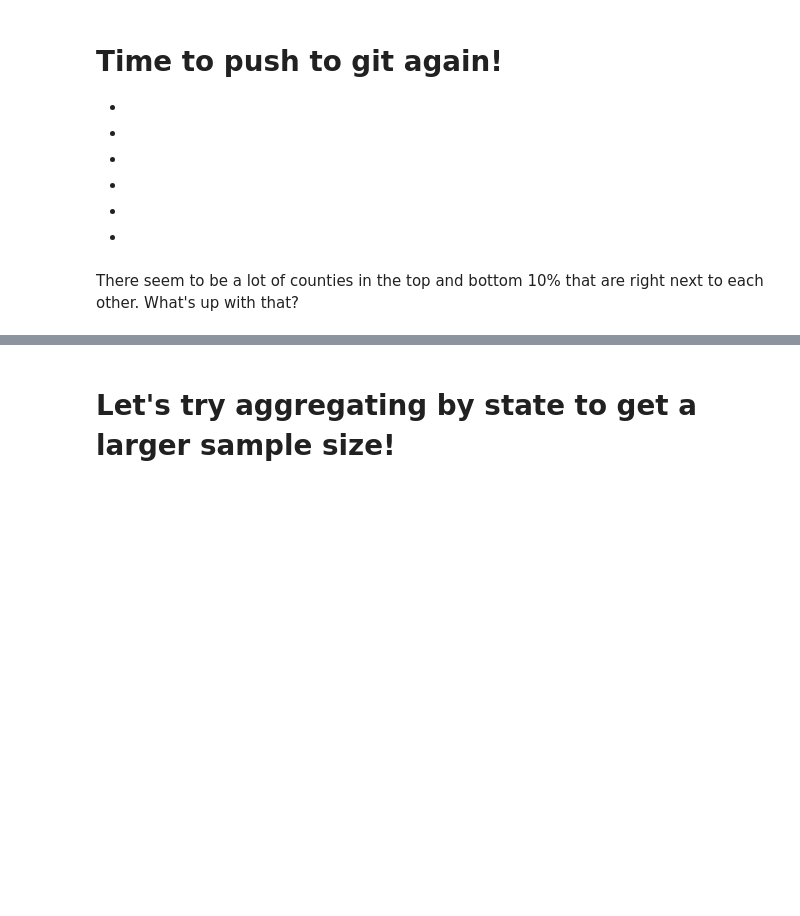
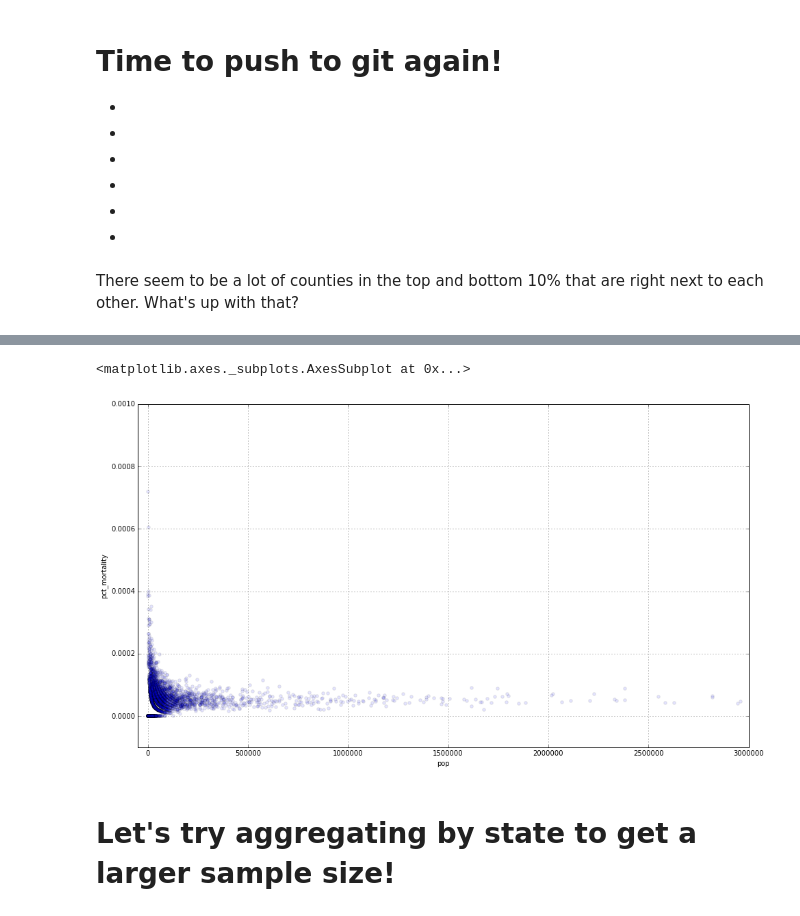
Before and after one commit to clementine11/dst4l3, a Jupyter notebook: day3Jeremy/kidneyCancerMapping.ipynb, the cells around one changed output, grey strips where cells are left out. Cells and saved outputs as stored; diff of their text form; code cells hidden in the pictures; blank space fills up the shorter version.

```diff
--- a/day3Jeremy/kidneyCancerMapping.ipynb
+++ b/day3Jeremy/kidneyCancerMapping.ipynb
@@ -185,5 +215,8 @@ kCancer[['dc','pop','pct_mortality']].describe()
 # %%
-kCancer.plot(kind='scatter',x="pop",y="pct_mortality",ylim=(-.0001,0.001),xlim=(-50000,3000000),figsize=(16,9))
+kCancer.plot(kind='scatter',x="pop",y="pct_mortality",ylim=(-.0001,0.001),xlim=(-50000,3000000),figsize=(16,9), alpha=.1)
+# %% [output]
+<matplotlib.axes._subplots.AxesSubplot at 0x...>
+[figure, added]
 # %% [markdown]
 Let's try aggregating by state to get a larger sample size!
 ===========================================================
```
Also changed, not shown: parts of 6 cells of this notebook, 1 other file.
